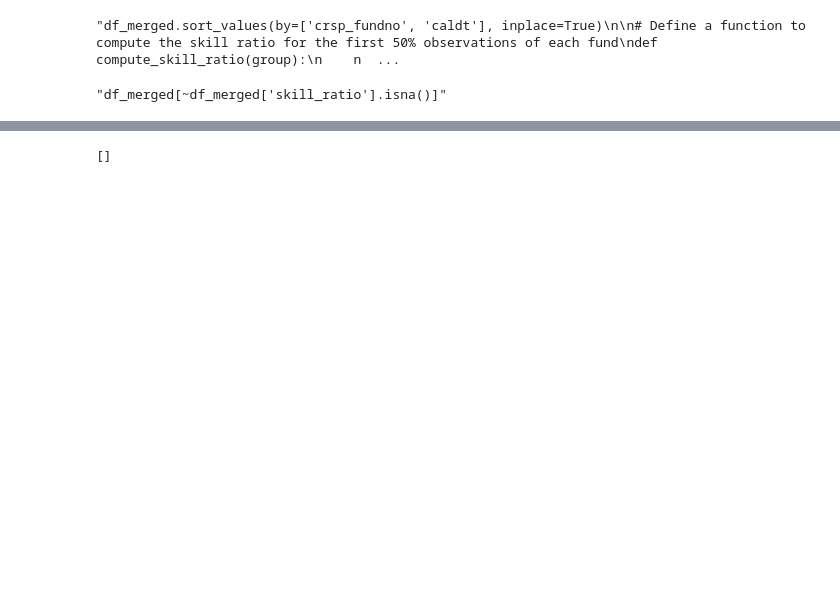
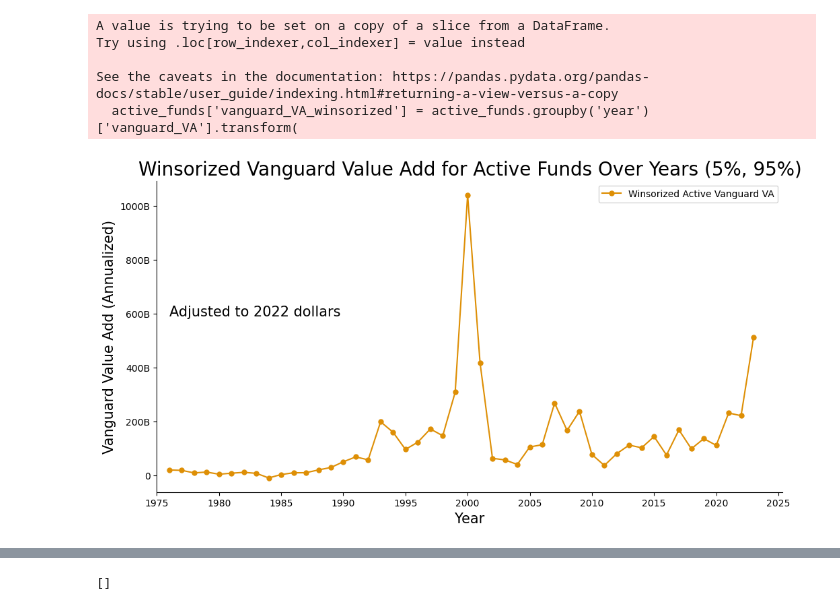
Before and after one commit to ABaraban/WRDS_FA, a Jupyter notebook: passive_active.ipynb, the cells around one changed output, grey strips where cells are left out. Drawn from its saved outputs; the diff is of its cells as text; code cells hidden in the pictures; blank space fills up the shorter version.

```diff
--- a/passive_active.ipynb
+++ b/passive_active.ipynb
@@ -269,36 +303,55 @@ plt.show()
 # %%
-"""df_merged.sort_values(by=['crsp_fundno', 'caldt'], inplace=True)
 
-# Define a function to compute the skill ratio for the first 50% observations of each fund
-def compute_skill_ratio(group):
-    n = len(group)
-    half_n = n // 2  # Get the first 50% of the observations
+from scipy.stats import mstats
 
-    # Ensure there are enough observations to compute the ratio
-    if half_n > 1:
-        first_half = group.iloc[:half_n]
-        mean_vanguard_VA = first_half['vanguard_VA'].mean()
-        std_vanguard_VA = first_half['vanguard_VA'].std()
+# Winsorizing function
+def winsorize_series(series, limits):
+    return mstats.winsorize(series, limits=limits)
 
-        if std_vanguard_VA != 0:
-            skill_ratio = mean_vanguard_VA / std_vanguard_VA
-        else:
-            print(group)
-            skill_ratio = np.nan
+# Apply winsorizing to active Vanguard VA with limits at the 05th and 95th percentiles
+active_funds['vanguard_VA_winsorized'] = active_funds.groupby('year')['vanguard_VA'].transform(
+    lambda x: winsorize_series(x, limits=(0.05, 0.05))
+)
+active_vanguard_VA_winsorized = active_funds.groupby('year')['vanguard_VA_winsorized'].mean()
 
-        return pd.Series({'skill_ratio': skill_ratio})
-    else:
-        return pd.Series({'skill_ratio': np.nan})
+# Create a new DataFrame for the winsorized active data by year
+active_df_by_year_winsorized = pd.DataFrame({
+    'num_funds_each_year': num_active_funds,
+    'mean_assets_per_fund': mean_active_assets_per_fund,
+    'ff_monthly_mean_VA': active_ff_VA,
+    'vanguard_monthly_mean_VA': active_vanguard_VA,
+    'vanguard_monthly_mean_VA_winsorized': active_vanguard_VA_winsorized
+}).reset_index()
 
-# Group the DataFrame by crsp_fundno and apply the skill ratio computation
-skill_ratios = df_merged.groupby('crsp_fundno').apply(compute_skill_ratio).reset_index()
+active_df_by_year_winsorized['total_aum_in_funds'] = active_df_by_year['num_funds_each_year'] * active_df_by_year['mean_assets_per_fund'] * 1000000
+active_df_by_year_winsorized['ff_VA_tot'] = active_df_by_year['ff_monthly_mean_VA'] * 12 * active_df_by_year['num_funds_each_year']
+active_df_by_year_winsorized['vanguard_VA_tot'] = active_df_by_year['vanguard_monthly_mean_VA'] * 12 * active_df_by_year['num_funds_each_year']
+active_df_by_year_winsorized['vanguard_VA_tot_winsorized'] = active_df_by_year_winsorized['vanguard_monthly_mean_VA_winsorized'] * 12 * active_df_by_year_winsorized['num_funds_each_year']
+plt.figure(figsize=(12, 6))
+plt.plot(active_df_by_year_winsorized['year'], active_df_by_year_winsorized['vanguard_VA_tot_winsorized'], marker='o', markersize=5, label="Winsorized Active Vanguard VA", color=colors['active_va'])
+plt.title('Winsorized Vanguard Value Add for Active Funds Over Years (5%, 95%)', fontsize=title_fontsize)
+plt.xlabel('Year', fontsize=axes_label_fontsize)
+plt.ylabel('Vanguard Value Add (Annualized)', fontsize=axes_label_fontsize)
+plt.text(0.02, 0.6, 'Adjusted to 2022 dollars', transform=plt.gca().transAxes,
+         fontsize=axes_label_fontsize, verticalalignment='top', bbox=None)
+plt.gca().yaxis.set_major_formatter(formatter)  # apply formatter
 
-# Merge the skill ratios back to the original DataFrame
-df_merged = df_merged.merge(skill_ratios, on='crsp_fundno', how='left')"""
+ax = plt.gca()
+ax.spines['top'].set_visible(False)
+ax.spines['right'].set_visible(False)
+ax.spines['left'].set_visible(True)
+ax.spines['bottom'].set_visible(True)
+ax.set_xticks(range(1965, 2026, 5))
+ax.set_xlim(left=1975)
+plt.grid(False)
+plt.legend()
+plt.savefig('figures/winsorized_active_vanguard_va.pdf')
+plt.show()
 # %% [output]
-"df_merged.sort_values(by=['crsp_fundno', 'caldt'], inplace=True)\n\n# Define a function to compute the skill ratio for the first 50% observations of each fund\ndef compute_skill_ratio(group):\n    n  ...
+A value is trying to be set on a copy of a slice from a DataFrame.
+Try using .loc[row_indexer,col_indexer] = value instead
+
+See the caveats in the documentation: https://pandas.pydata.org/pandas-docs/stable/user_guide/indexing.html#returning-a-view-versus-a-copy
+  active_funds['vanguard_VA_winsorized'] = active_funds.groupby('year')['vanguard_VA'].transform(
+[figure, added]
-# %%
-"""df_merged[~df_merged['skill_ratio'].isna()]"""
-# %% [output]
-"df_merged[~df_merged['skill_ratio'].isna()]"
 # %%
```
Also changed, not shown: parts of 8 cells of this notebook, 2 other files.
